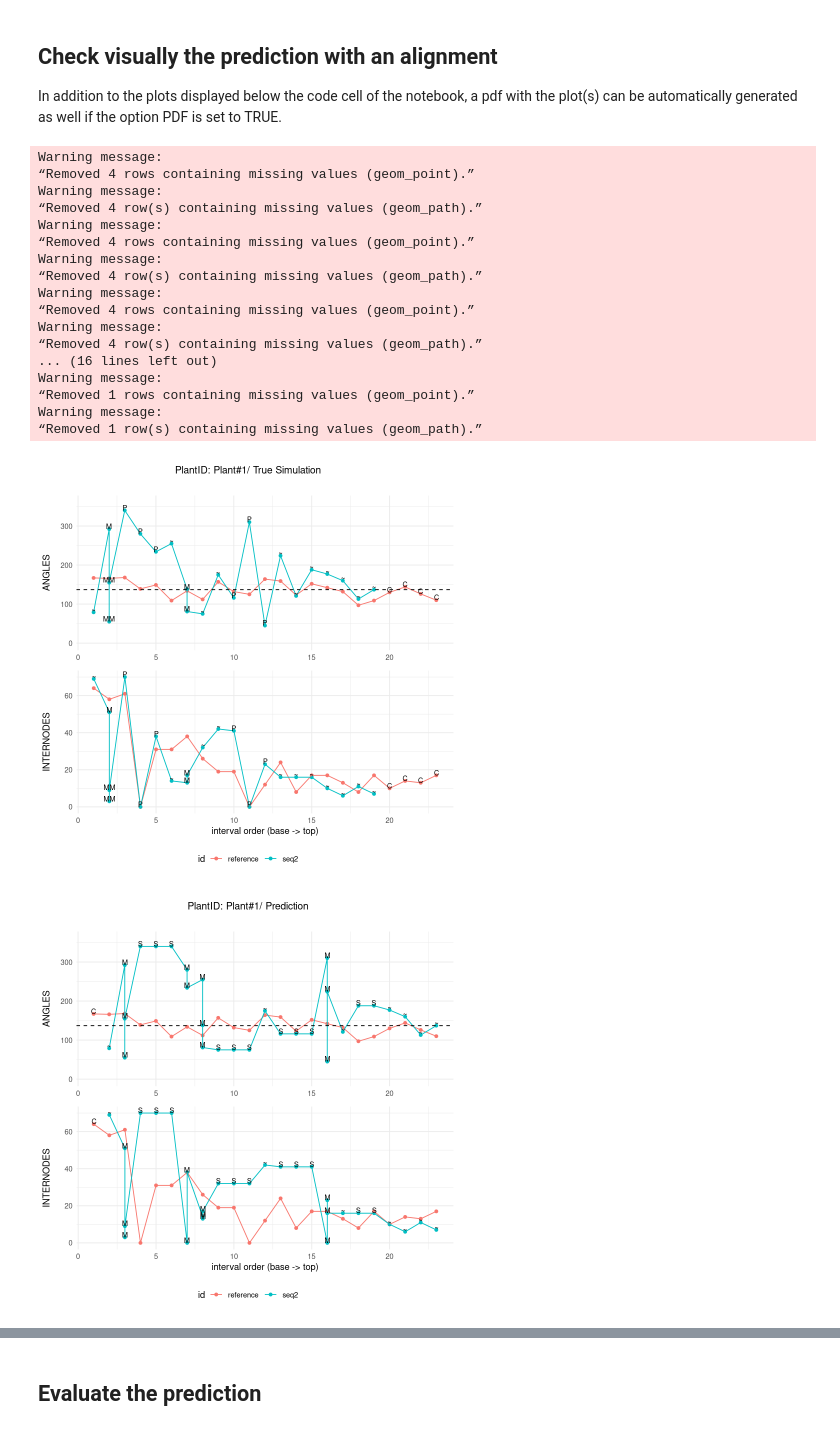
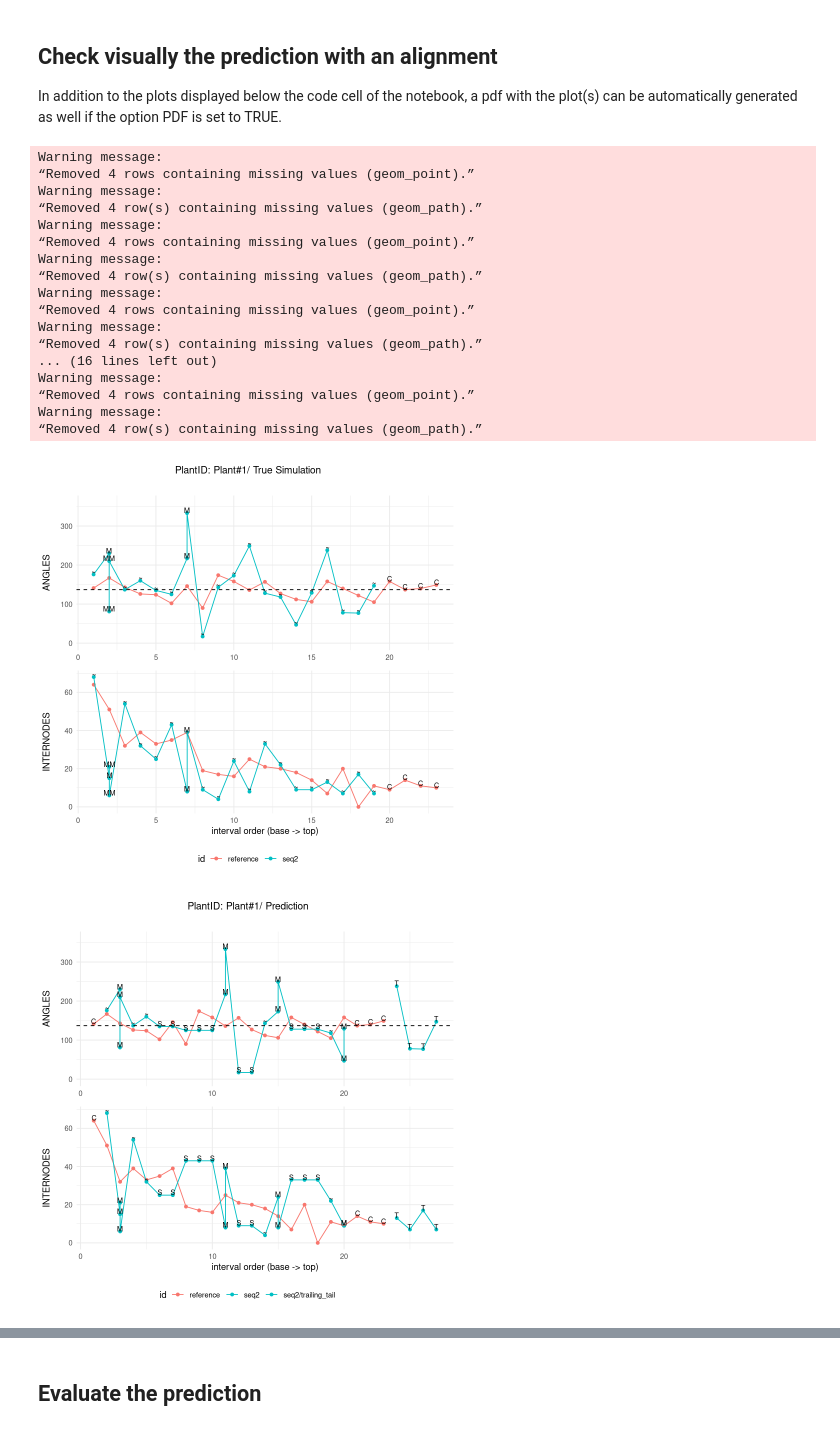
Before and after one commit to fabfabBesnard/Phyllotaxis-sim-eval, a Jupyter notebook: notebooks/Evaluate_alignment_prediction.ipynb, the cells around one changed output, grey strips where cells are left out. Drawn from its saved outputs; the diff is of its cells as text; code cells hidden in the pictures.

```diff
--- a/notebooks/Evaluate_alignment_prediction.ipynb
+++ b/notebooks/Evaluate_alignment_prediction.ipynb
@@ -30,4 +30,4 @@ align.gt=read.csv("../example_data/Notebook_tests/align_intervals.csv")
 ### Import the result of `sm-dtw` (prediction of the alignment between the paired sequence(s))
 /!\ Check that the alignment prediction corresponds to the data of the paired sequences you upload. If not, re-run `sm-dtw` with these data
 # %%
-raw_predictions=read.csv("../example_data/Notebook_tests/nb_alignment_result.csv", header=TRUE)
+raw_predictions=read.csv("../example_data/Notebook_tests/dtw1_result.csv", header=TRUE)
@@ -54,29 +53,29 @@ Converting dtw results for PlantID = Plant#5
 In addition to the plots displayed below the code cell of the notebook, a pdf with the plot(s) can be automatically generated as well if the option PDF is set to TRUE.
 # %%
 setwd(paste0(root,"/example_data/Notebook_tests")) #Set the working directory to control where the pdf plot will be generated
-compare_plots(seq.ref=seqs, seq.test=tests, true_align=align.gt, dtw_results = dtw_results,
+compare_plots(seq.ref=seqs, seq.test=tests, true.align=align.gt, dtw.results = dtw_results,
               #PlantID =c("Plant#1", "Plant#2"),  #default: plots are drawned for all plants
               #PDF=TRUE, pdf.name = "test.pdf",   #default: PDF=TRUE, pdf.name = "Compare_Prediction_Plots.pdf"
               verbose = FALSE # default=FALSE, recommanded for debug only
              )
 setwd(paste0(root, "/notebooks")) #reset the working directory to the initial value (so that cells can be run several time without restaring the kernel)
 # %% [output]
 Warning message:
 “Removed 4 rows containing missing values (geom_point).”
 Warning message:
 “Removed 4 row(s) containing missing values (geom_path).”
 Warning message:
 “Removed 4 rows containing missing values (geom_point).”
 Warning message:
 “Removed 4 row(s) containing missing values (geom_path).”
 Warning message:
 “Removed 4 rows containing missing values (geom_point).”
 Warning message:
 “Removed 4 row(s) containing missing values (geom_path).”
 ... (16 lines left out)
 Warning message:
-“Removed 1 rows containing missing values (geom_point).”
+“Removed 4 rows containing missing values (geom_point).”
 Warning message:
-“Removed 1 row(s) containing missing values (geom_path).”
+“Removed 4 row(s) containing missing values (geom_path).”
-[figure, old version]
+[figure, new version]
-[figure, old version]
+[figure, new version]
```
Also changed, not shown: parts of 8 cells of this notebook, 16 other files.
